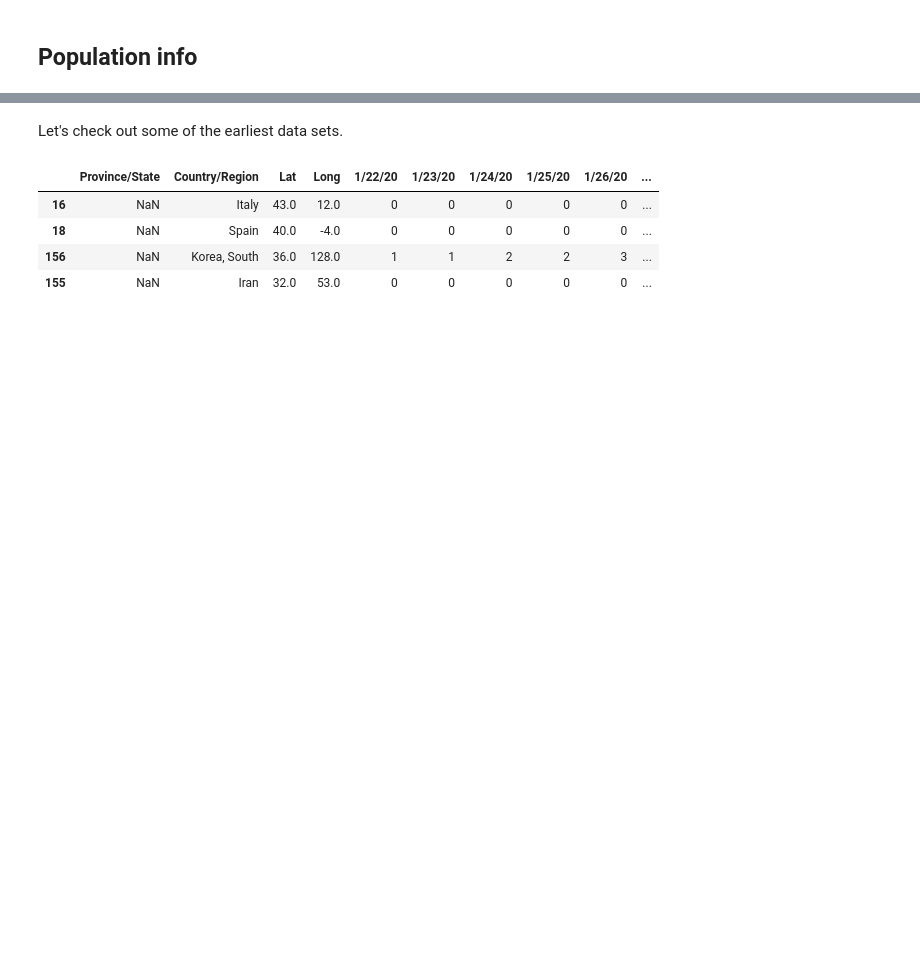
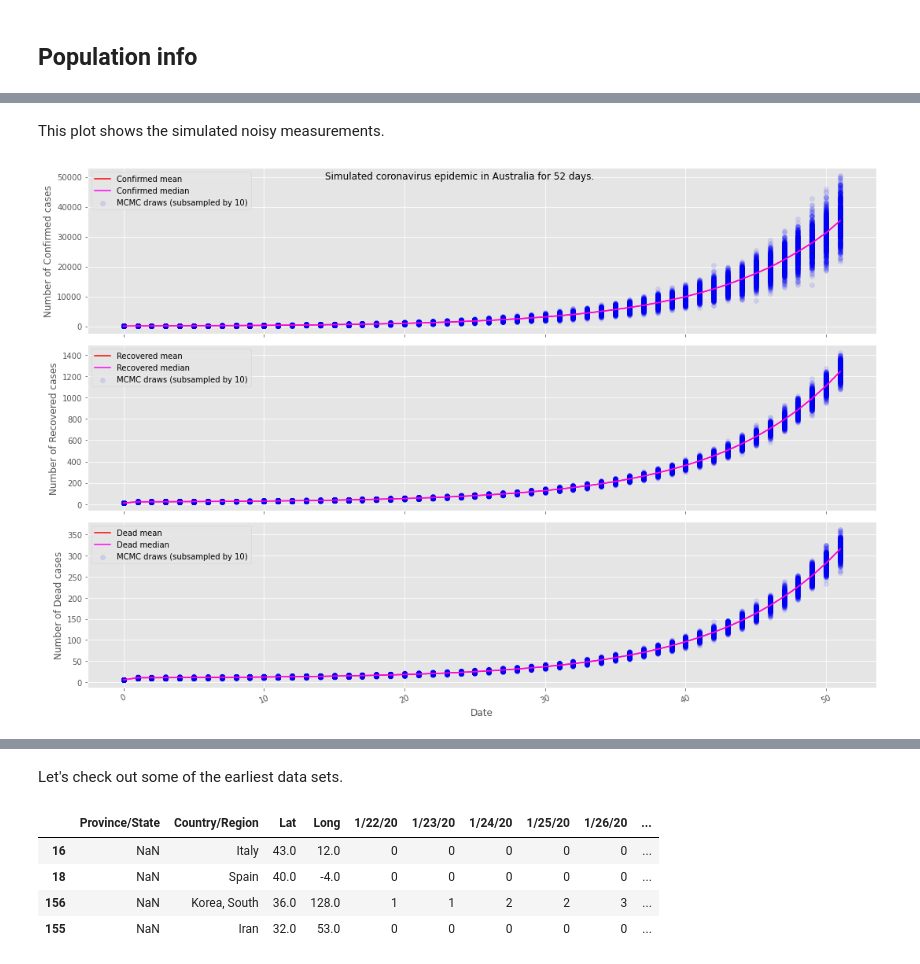
Before and after one commit to peddie/covid19-modelling, a Jupyter notebook: Covid19 MCMC analysis.ipynb, the cells around one changed output, grey strips where cells are left out. Drawn from its saved outputs; the diff is of its cells as text; code cells hidden in the pictures; blank space fills up the shorter version.

```diff
--- a/Covid19 MCMC analysis.ipynb
+++ b/Covid19 MCMC analysis.ipynb
@@ -38,0 +43,39 @@ populations = {
+# %%
+sim_config = {
+    'start_index':0,
+    'start_at_infections':50,
+    'start_at_deaths':5,
+    'country':'Australia',
+    'model_name':'sird_reduced_simulate.stan',
+}
+
+sim_day_count = 52
+sim_y0 = np.array([sim_config['start_at_infections'], 11, sim_config['start_at_deaths']])
+sim_data = {
+    # These initial conditions can be drawn from actual data as desired
+    'y0':sim_y0,
+    'T':sim_day_count,
+    'ts':list(range(0, sim_day_count)),
+    'population':populations[sim_config['country']],
+    'sigma_infected':0.3,
+    'sigma_dead':0.1,
+    'beta':0.12,
+    'gamma':0.004,
+    'zeta':0.001,
+}
+# %%
+sim_model = cmdstanpy.CmdStanModel(stan_file=sim_config['model_name'])
+
+sim_results = sim_model.sample(data=sim_data,
+                       # show_progress='notebook',
+                       # Use a fixed seed so that our runs are deterministic.
+                       seed=2222,
+                       # This computer has 24 cores/48 threads; 24 chains is plenty
+                       cores=24,
+                       chains=24,
+                       # Make sure to get enough samples to avoid any diagnostic problems
+                       iter_sampling=300,
+                       fixed_param=True)
+
+# Generate a run summary
+_ = samples.run_validate_stan(sim_results, ())
@@ -38,0 +100,7 @@ populations = {
+# %% [markdown]
+This plot shows the simulated noisy measurements.
+# %%
+sim_samples = samples.get_sample_time_series(sim_results)
+plot_posterior_time_series(sim_samples, None, sim_config, sample_points_only=True)
+# %% [output]
+[figure, added]
```
Also changed, not shown: parts of 48 cells of this notebook, 5 other files.
